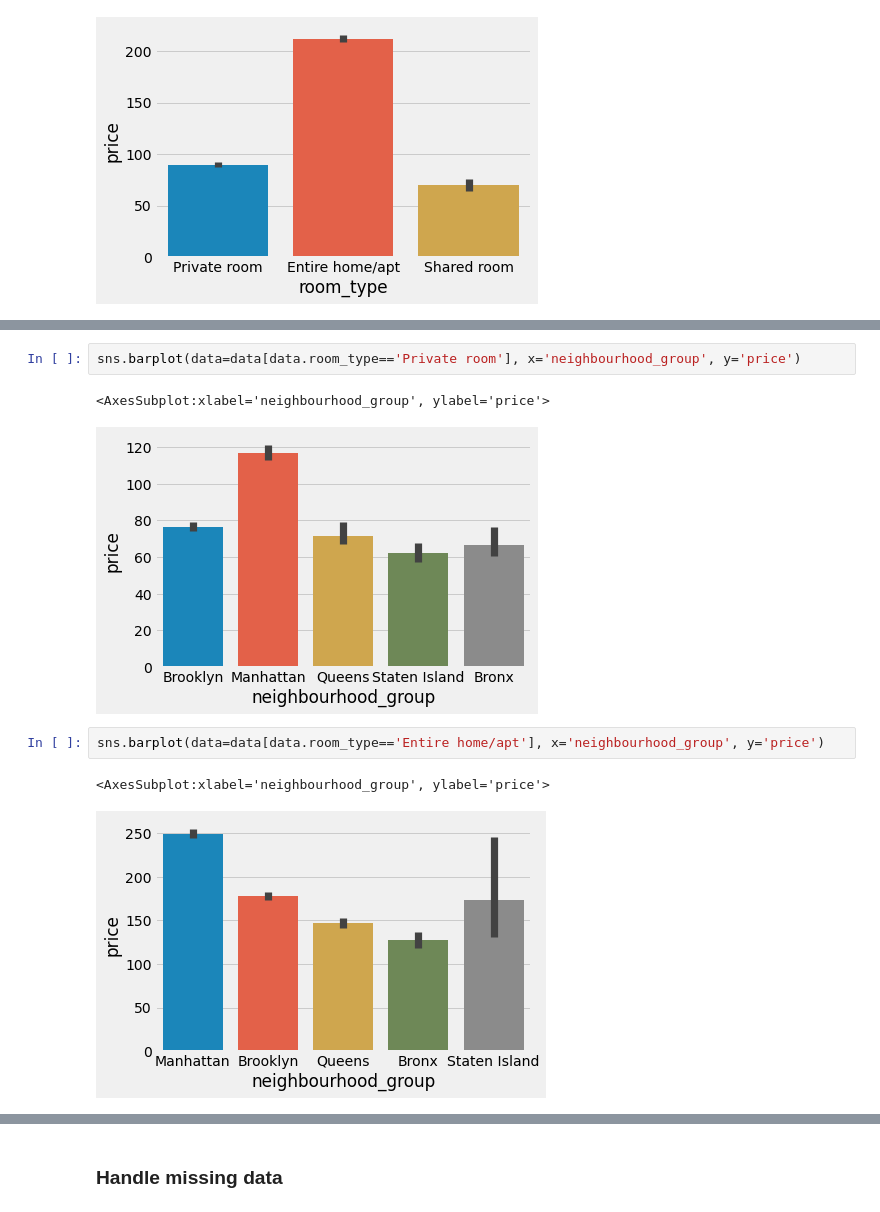
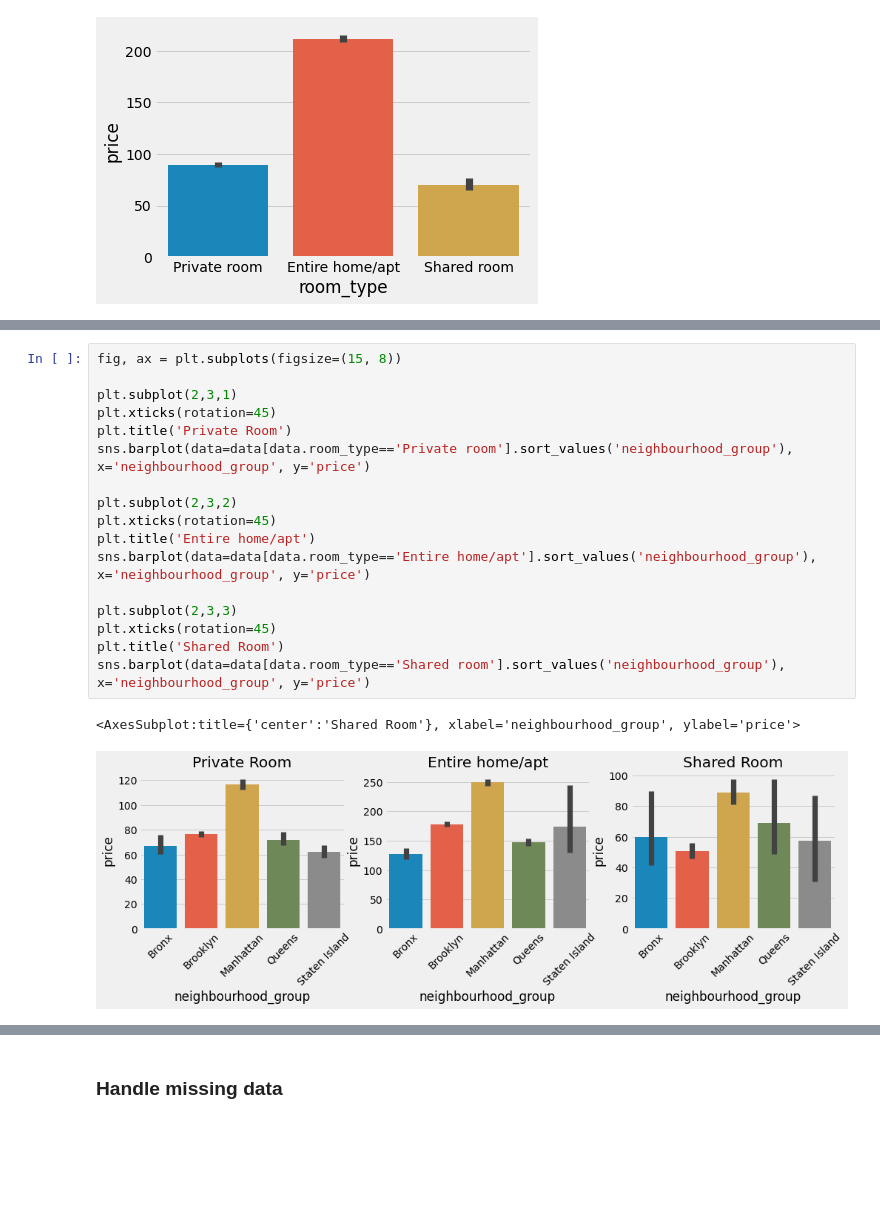
Before and after one commit to Min-Ling/TCS-GA-Capstone-Final-Project, a Jupyter notebook: AB_NYC_EDA.ipynb, the cells around one changed output, grey strips where cells are left out. Drawn from its saved outputs; the diff is of its cells as text; blank space fills up the shorter version.

```diff
--- a/AB_NYC_EDA.ipynb
+++ b/AB_NYC_EDA.ipynb
@@ -106,10 +95,20 @@ pd.DataFrame(data.groupby(['room_type','neighbourhood_group']).price.mean())
 # %%
-sns.barplot(data=data[data.room_type=='Private room'], x='neighbourhood_group', y='price')
+fig, ax = plt.subplots(figsize=(15, 8))
+
+plt.subplot(2,3,1)
+plt.xticks(rotation=45)
+plt.title('Private Room')
+sns.barplot(data=data[data.room_type=='Private room'].sort_values('neighbourhood_group'), x='neighbourhood_group', y='price')
+
+plt.subplot(2,3,2)
+plt.xticks(rotation=45)
+plt.title('Entire home/apt')
+sns.barplot(data=data[data.room_type=='Entire home/apt'].sort_values('neighbourhood_group'), x='neighbourhood_group', y='price')
+
+plt.subplot(2,3,3)
+plt.xticks(rotation=45)
+plt.title('Shared Room')
+sns.barplot(data=data[data.room_type=='Shared room'].sort_values('neighbourhood_group'), x='neighbourhood_group', y='price')
 # %% [output]
-<AxesSubplot:xlabel='neighbourhood_group', ylabel='price'>
+<AxesSubplot:title={'center':'Shared Room'}, xlabel='neighbourhood_group', ylabel='price'>
-[figure, old version]
+[figure, new version]
-# %%
-sns.barplot(data=data[data.room_type=='Entire home/apt'], x='neighbourhood_group', y='price')
-# %% [output]
-<AxesSubplot:xlabel='neighbourhood_group', ylabel='price'>
-[figure, removed]
```
Also changed, not shown: parts of 81 cells of this notebook.
